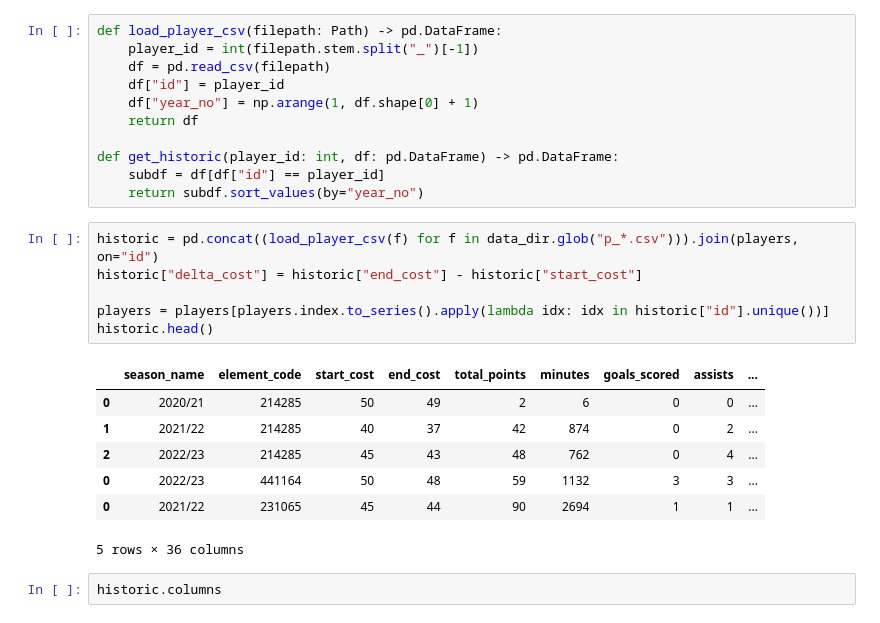
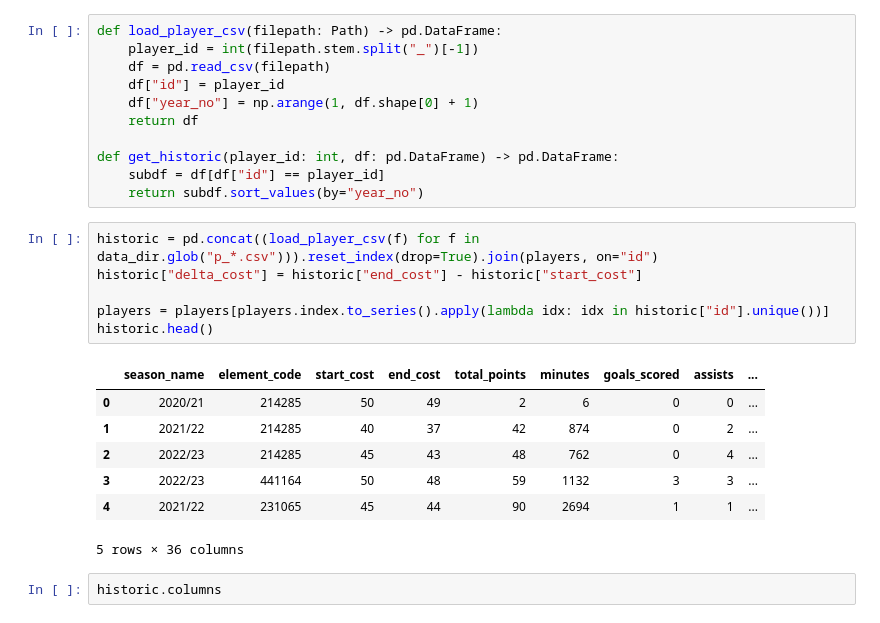
Before and after one commit to edwardhutchinson/fantasy-football-epl, a Jupyter notebook: notebooks/metric_research.ipynb, the cells around one changed output. Cells and saved outputs as stored; diff of their text form.

```diff
--- a/notebooks/metric_research.ipynb
+++ b/notebooks/metric_research.ipynb
@@ -40,18 +40,18 @@ def get_historic(player_id: int, df: pd.DataFrame) -> pd.DataFrame:
     subdf = df[df["id"] == player_id]
     return subdf.sort_values(by="year_no")
 # %%
-historic = pd.concat((load_player_csv(f) for f in data_dir.glob("p_*.csv"))).join(players, on="id")
+historic = pd.concat((load_player_csv(f) for f in data_dir.glob("p_*.csv"))).reset_index(drop=True).join(players, on="id")
 historic["delta_cost"] = historic["end_cost"] - historic["start_cost"]
 
 players = players[players.index.to_series().apply(lambda idx: idx in historic["id"].unique())]
 historic.head()
 # %% [output]
 |  | season_name | element_code | start_cost | end_cost | total_points | minutes | goals_scored | assists | ... |
 | 0 | 2020/21 | 214285 | 50 | 49 | 2 | 6 | 0 | 0 | ... |
 | 1 | 2021/22 | 214285 | 40 | 37 | 42 | 874 | 0 | 2 | ... |
 | 2 | 2022/23 | 214285 | 45 | 43 | 48 | 762 | 0 | 4 | ... |
-| 0 | 2022/23 | 441164 | 50 | 48 | 59 | 1132 | 3 | 3 | ... |
-| 0 | 2021/22 | 231065 | 45 | 44 | 90 | 2694 | 1 | 1 | ... |
+| 3 | 2022/23 | 441164 | 50 | 48 | 59 | 1132 | 3 | 3 | ... |
+| 4 | 2021/22 | 231065 | 45 | 44 | 90 | 2694 | 1 | 1 | ... |
 5 rows × 36 columns
 # %%
 historic.columns
```
Also changed, not shown: parts of 34 cells of this notebook, 1 other file.
